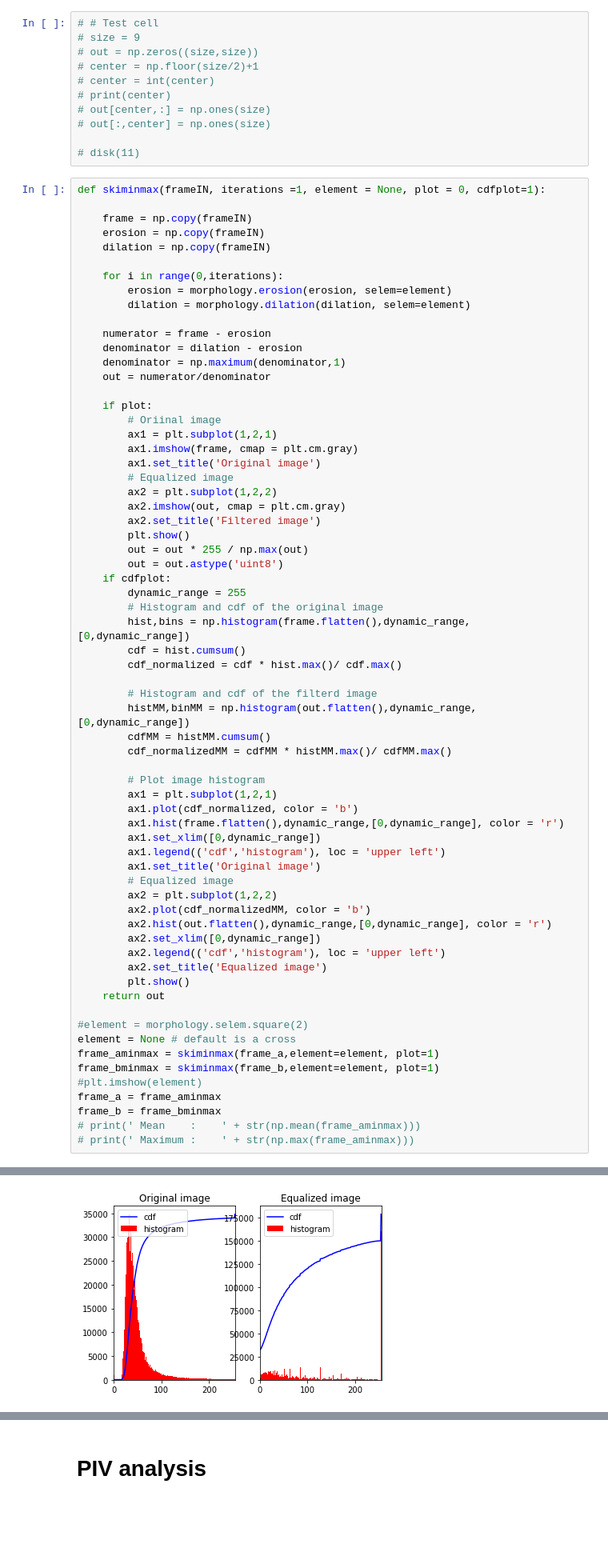
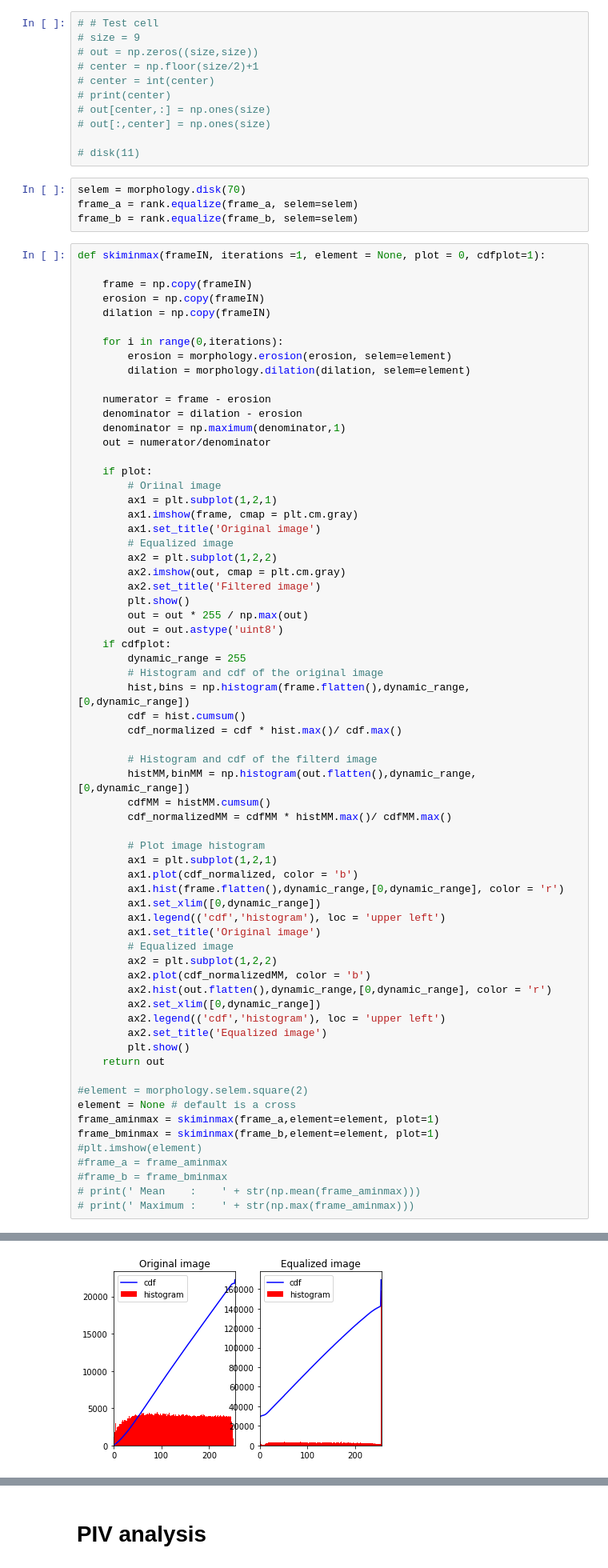
Before and after one commit to 20edo/PIV, a Jupyter notebook: Image_processing/Image_processing.ipynb, the cells around one changed output, grey strips where cells are left out. Shown at 80% size. Cells and saved outputs as stored; diff of their text form; blank space fills up the shorter version.

```diff
--- a/Image_processing/Image_processing.ipynb
+++ b/Image_processing/Image_processing.ipynb
@@ -200,6 +201,10 @@ Definition of morphological operations
 # out[:,center] = np.ones(size)
 
 # disk(11)
+# %%
+selem = morphology.disk(70)
+frame_a = rank.equalize(frame_a, selem=selem)
+frame_b = rank.equalize(frame_b, selem=selem)
 # %%
 def skiminmax(frameIN, iterations =1, element = None, plot = 0, cdfplot=1):
 
@@ -262,8 +267,8 @@ element = None # default is a cross
 frame_aminmax = skiminmax(frame_a,element=element, plot=1)
 frame_bminmax = skiminmax(frame_b,element=element, plot=1)
 #plt.imshow(element)
-frame_a = frame_aminmax
-frame_b = frame_bminmax
+#frame_a = frame_aminmax
+#frame_b = frame_bminmax
 # print(' Mean    :    ' + str(np.mean(frame_aminmax)))
 # print(' Maximum :    ' + str(np.max(frame_aminmax)))
 # %% [output]
@@ -271 +276 @@ frame_b = frame_bminmax
-[figure, old version]
+[figure, new version]
```
Also changed, not shown: parts of 4 cells of this notebook, 4 other files.
